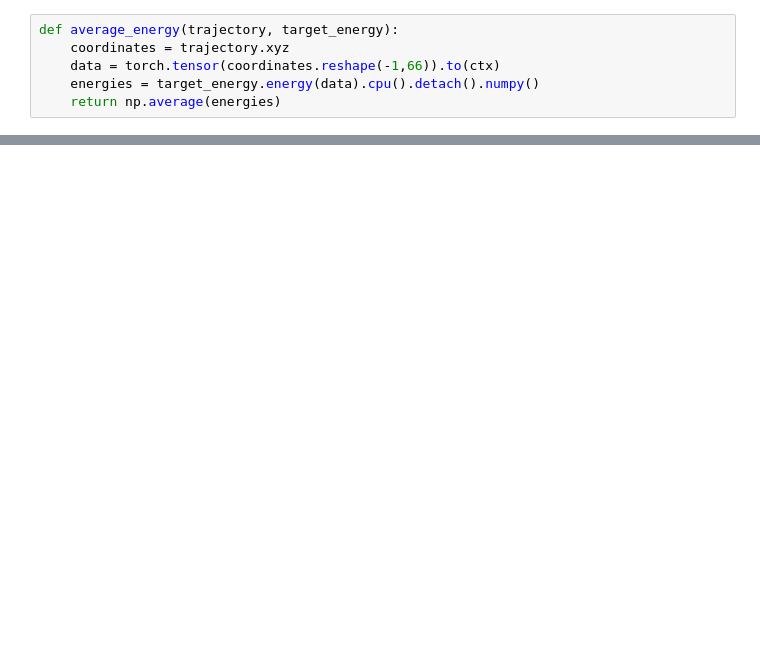
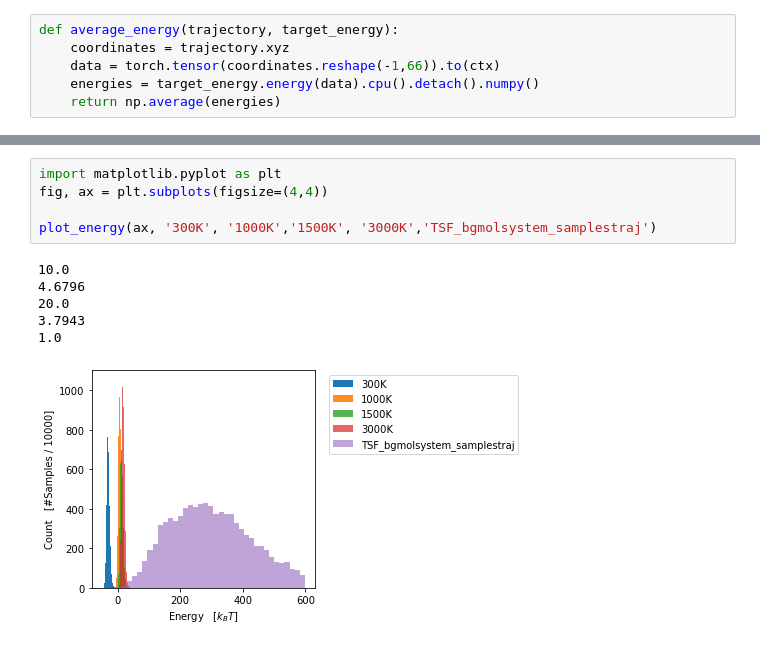
Before and after one commit to michellab/bgflow, a Jupyter notebook: BGflow_examples/plotting_energies.ipynb, the cells around one changed output, grey strips where cells are left out. Saved outputs shown, nothing was run; the diff lists cells and outputs as text; blank space fills up the shorter version.

```diff
--- a/BGflow_examples/plotting_energies.ipynb
+++ b/BGflow_examples/plotting_energies.ipynb
@@ -124 +200,13 @@ def plot_energy(ax,
+# %%
+import matplotlib.pyplot as plt
+fig, ax = plt.subplots(figsize=(4,4))
+
+plot_energy(ax, '300K', '1000K','1500K', '3000K','TSF_bgmolsystem_samplestraj')
+# %% [output]
+10.0
+4.6796
+20.0
+3.7943
+1.0
+[figure, added]
 # %%
```
Also changed, not shown: parts of 19 cells of this notebook, 6 other files.
